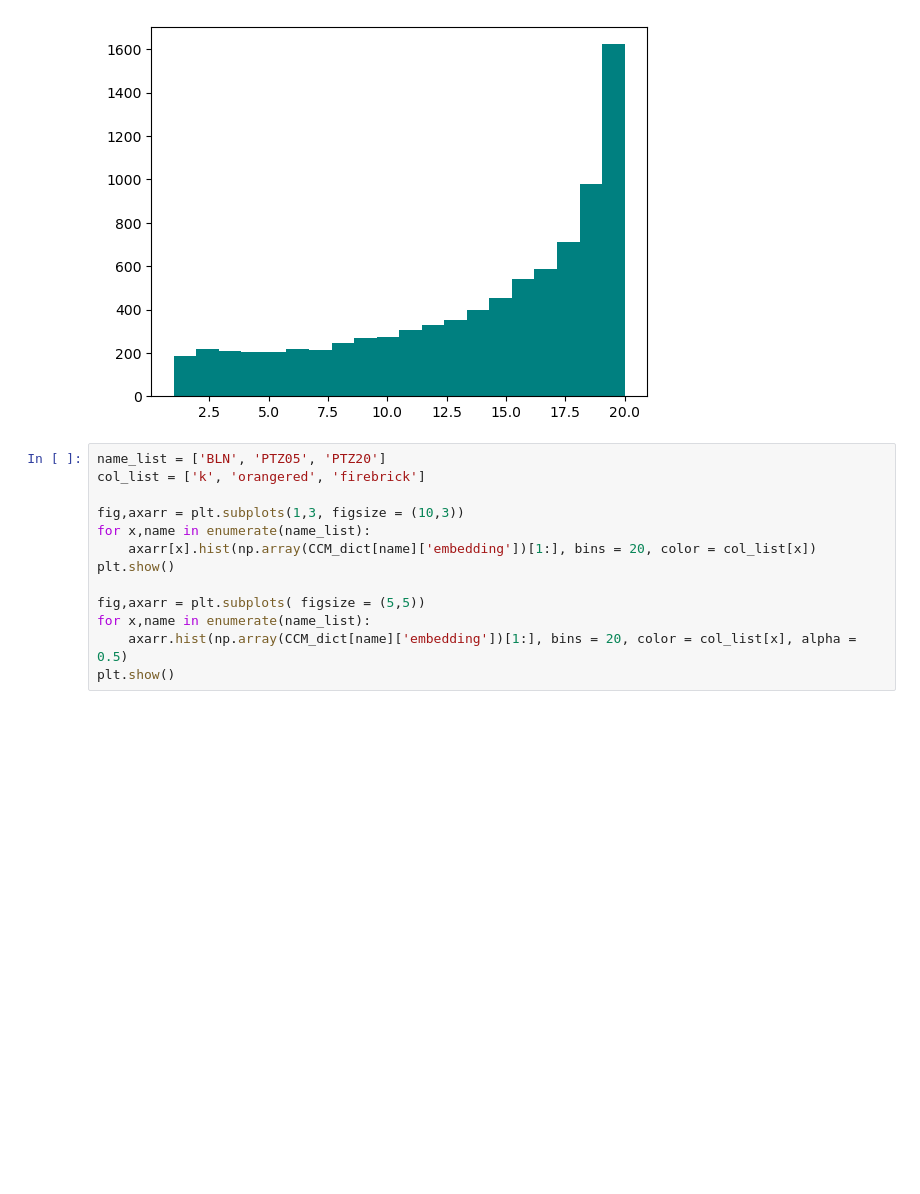
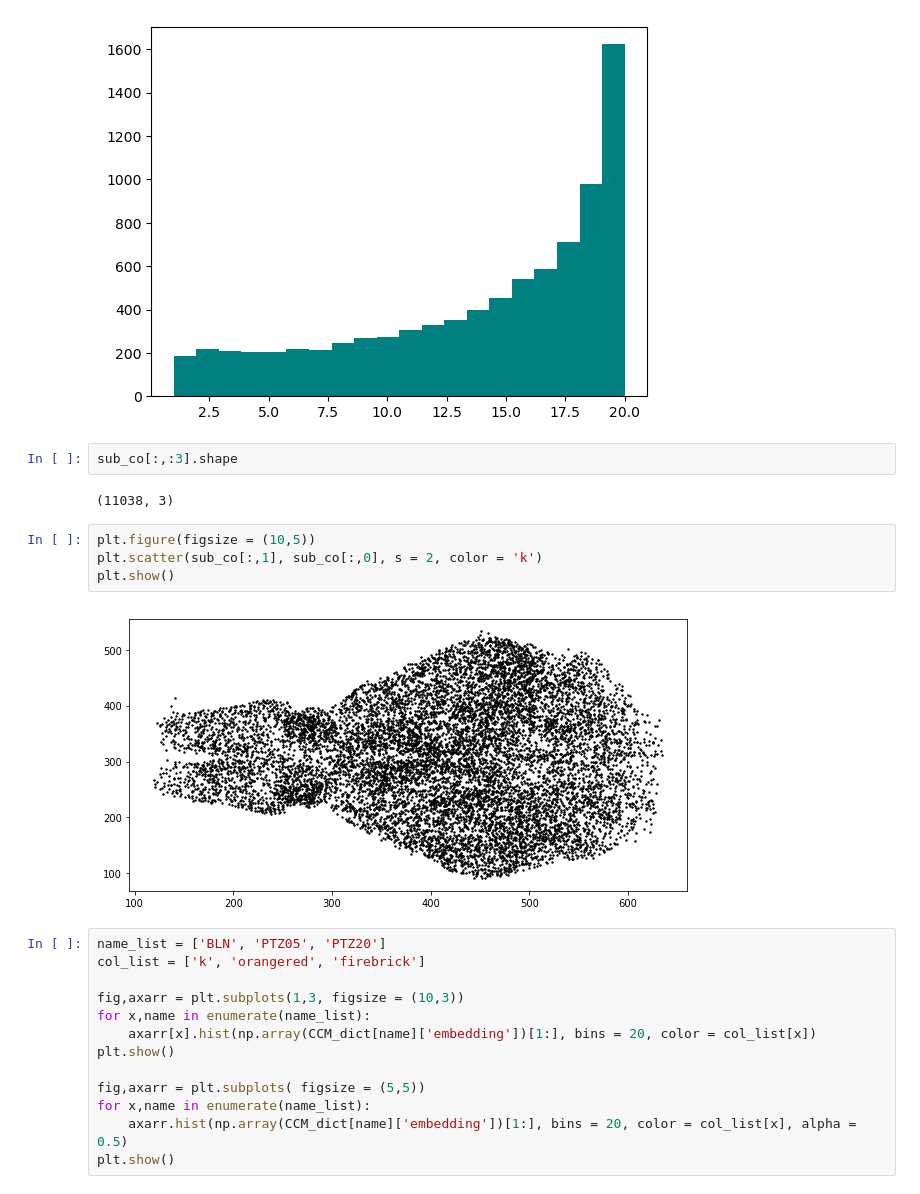
Before and after one commit to dafishcode/empirical_dynamic_modelling, a Jupyter notebook: CCM_eval.ipynb, the cells around one changed output. Cells and saved outputs as stored; diff of their text form; blank space fills up the shorter version.

```diff
--- a/CCM_eval.ipynb
+++ b/CCM_eval.ipynb
@@ -127,6 +160,16 @@ plt.hist(np.array(CCM_dict['Combined']['embedding'])[1:], bins = 20, color = 'te
 plt.show()
 # %% [output]
 [figure]
+# %%
+sub_co[:,:3].shape
+# %% [output]
+(11038, 3)
+# %%
+plt.figure(figsize = (10,5))
+plt.scatter(sub_co[:,1], sub_co[:,0], s = 2, color = 'k')
+plt.show()
+# %% [output]
+[figure, added]
 # %%
 name_list = ['BLN', 'PTZ05', 'PTZ20']
 col_list = ['k', 'orangered', 'firebrick']
```
Also changed, not shown: parts of 4 cells of this notebook, 2 other files.
